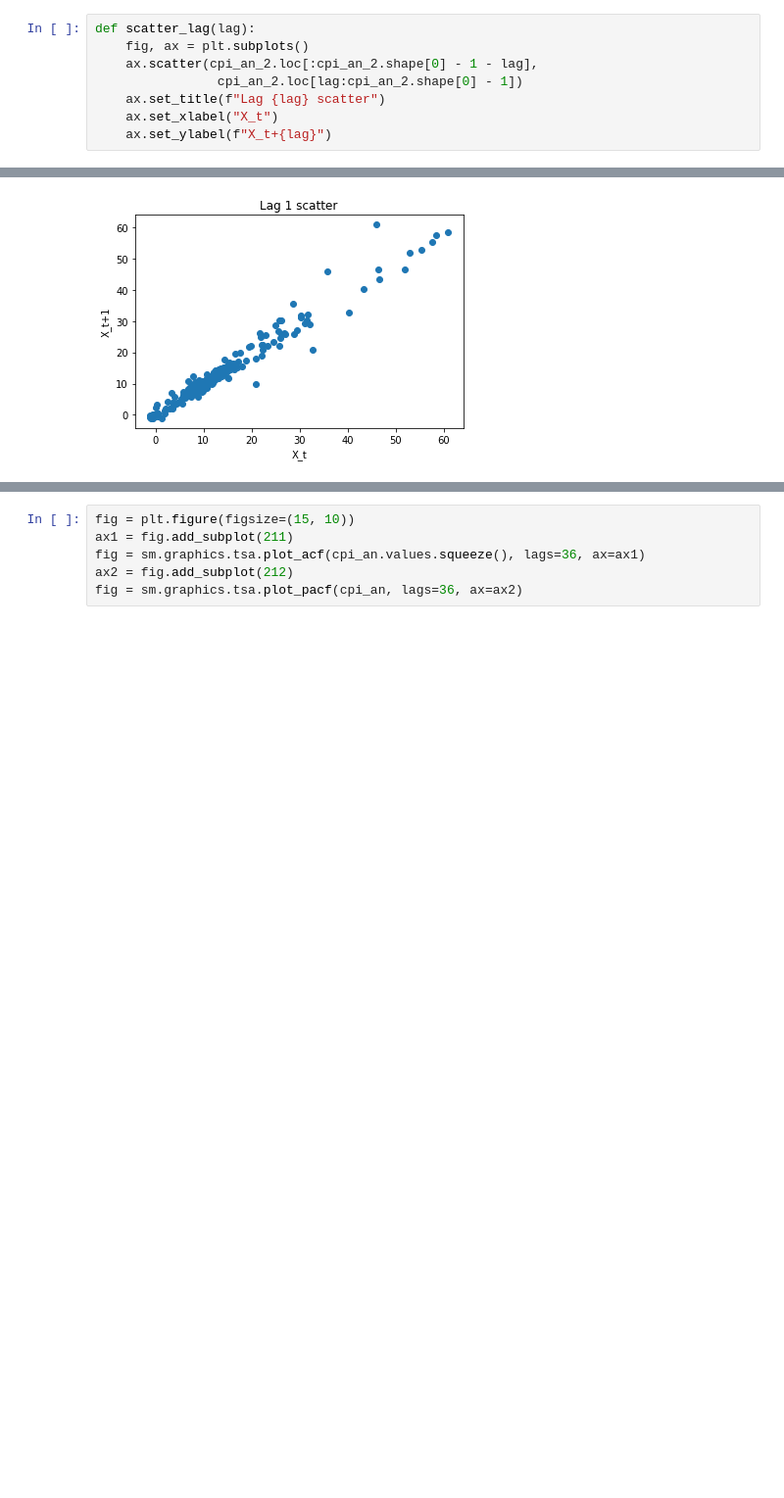
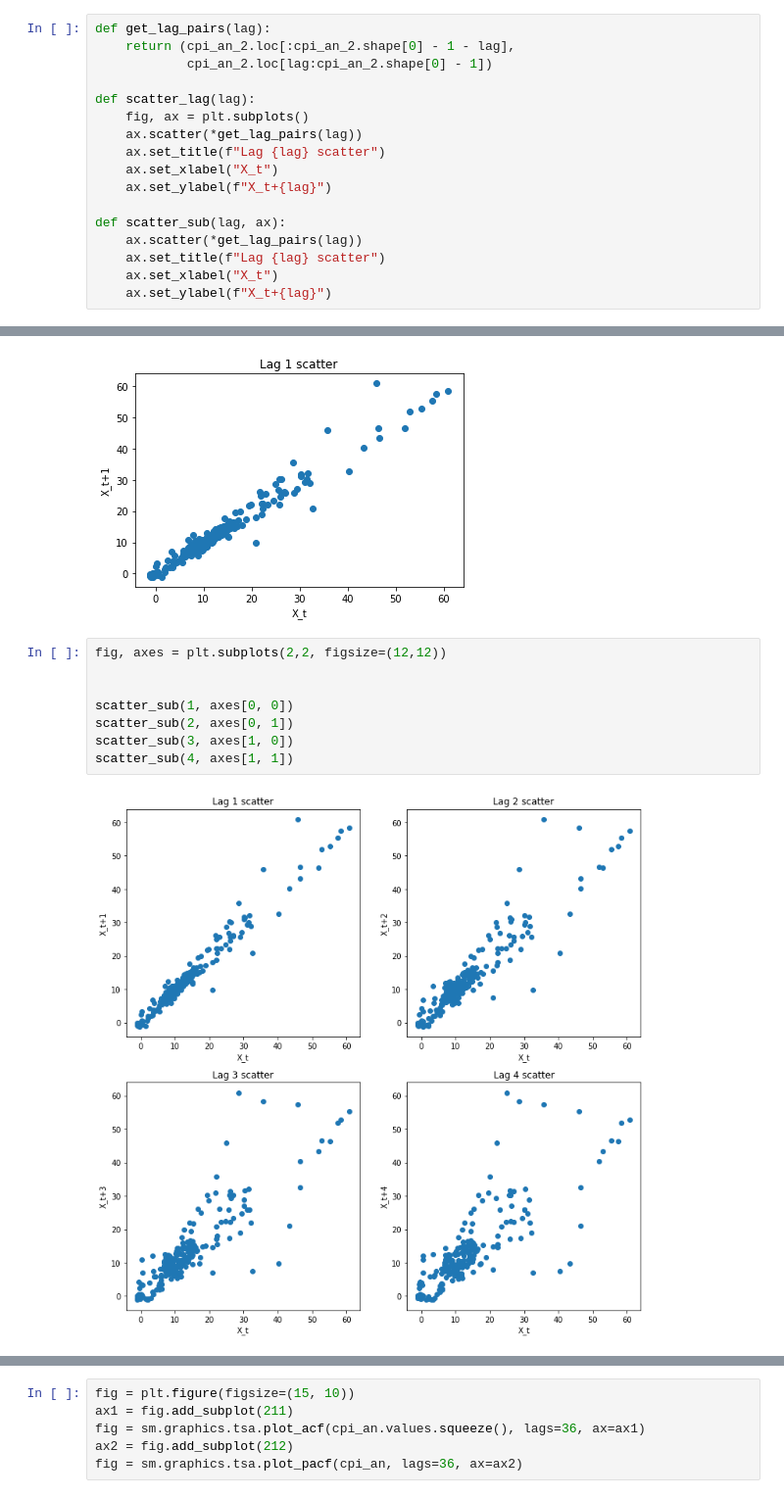
Before and after one commit to gamble27/CPI, a Jupyter notebook: data_analysis.ipynb, the cells around one changed output, grey strips where cells are left out. Shown at 98% size. Cells and saved outputs as stored; diff of their text form; blank space fills up the shorter version.

```diff
--- a/data_analysis.ipynb
+++ b/data_analysis.ipynb
@@ -56,12 +103,31 @@ cpi_an_2.index = list(range(cpi_an_2.shape[0]))
 # %%
+def get_lag_pairs(lag):
+    return (cpi_an_2.loc[:cpi_an_2.shape[0] - 1 - lag],
+            cpi_an_2.loc[lag:cpi_an_2.shape[0] - 1])
+
 def scatter_lag(lag):
     fig, ax = plt.subplots()
-    ax.scatter(cpi_an_2.loc[:cpi_an_2.shape[0] - 1 - lag],
-                cpi_an_2.loc[lag:cpi_an_2.shape[0] - 1])
+    ax.scatter(*get_lag_pairs(lag))
     ax.set_title(f"Lag {lag} scatter")
     ax.set_xlabel("X_t")
     ax.set_ylabel(f"X_t+{lag}")
+
+def scatter_sub(lag, ax):
+    ax.scatter(*get_lag_pairs(lag))
+    ax.set_title(f"Lag {lag} scatter")
+    ax.set_xlabel("X_t")
+    ax.set_ylabel(f"X_t+{lag}")
 # %%
 scatter_lag(1)
 # %% [output]
 [figure]
+# %%
+fig, axes = plt.subplots(2,2, figsize=(12,12))
+
+
+scatter_sub(1, axes[0, 0])
+scatter_sub(2, axes[0, 1])
+scatter_sub(3, axes[1, 0])
+scatter_sub(4, axes[1, 1])
+# %% [output]
+[figure, added]
```
Also changed, not shown: parts of 20 cells of this notebook.
